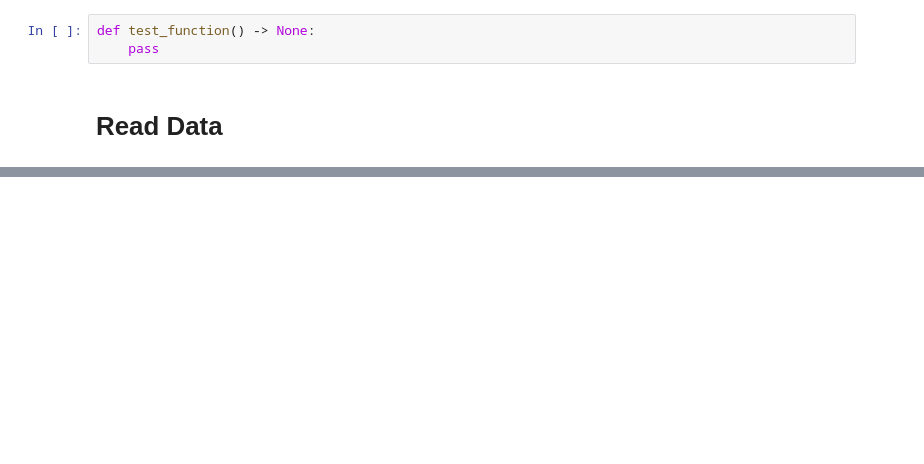
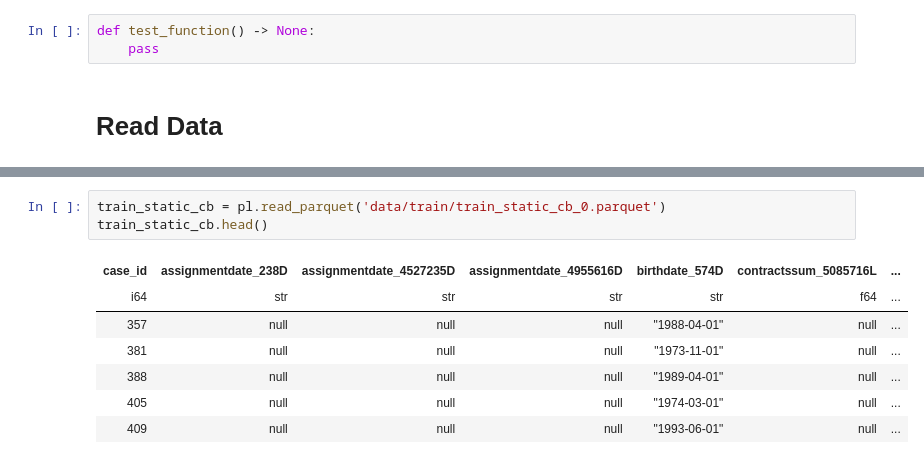
Before and after one commit to raydiwill/Home-Credit-KaggleC, a Jupyter notebook: model.ipynb, the cells around one changed output, grey strips where cells are left out. Cells and saved outputs as stored; diff of their text form; blank space fills up the shorter version.

```diff
--- a/model.ipynb
+++ b/model.ipynb
@@ -72,0 +186,11 @@ Wall time: 51.5 ms
+# %%
+train_static_cb = pl.read_parquet('data/train/train_static_cb_0.parquet')
+train_static_cb.head()
+# %% [output]
+| case_id | assignmentdate_238D | assignmentdate_4527235D | assignmentdate_4955616D | birthdate_574D | contractssum_5085716L | ... |
+| i64 | str | str | str | str | f64 | ... |
+| 357 | null | null | null | "1988-04-01" | null | ... |
+| 381 | null | null | null | "1973-11-01" | null | ... |
+| 388 | null | null | null | "1989-04-01" | null | ... |
+| 405 | null | null | null | "1974-03-01" | null | ... |
+| 409 | null | null | null | "1993-06-01" | null | ... |
```
Also changed, not shown: parts of 9 cells of this notebook.
